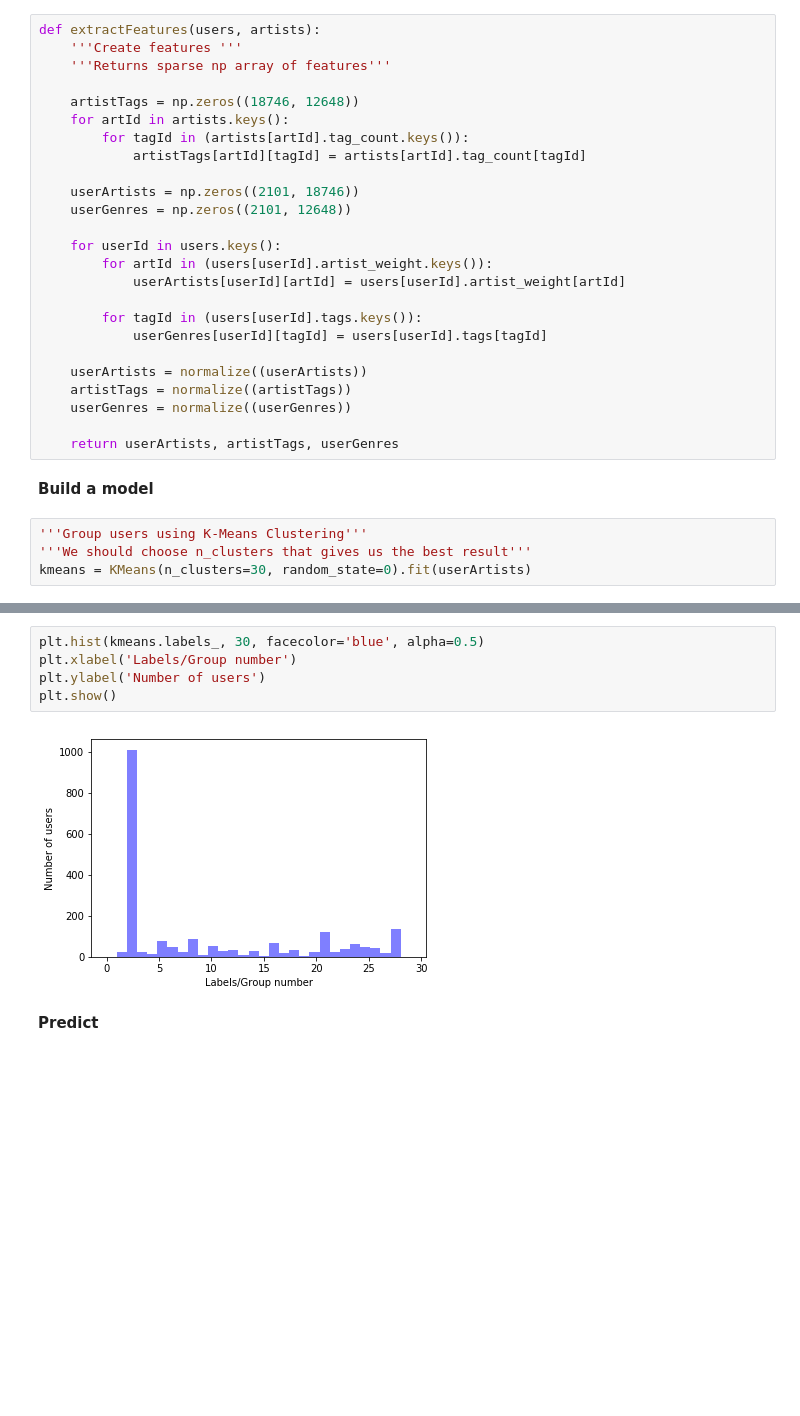
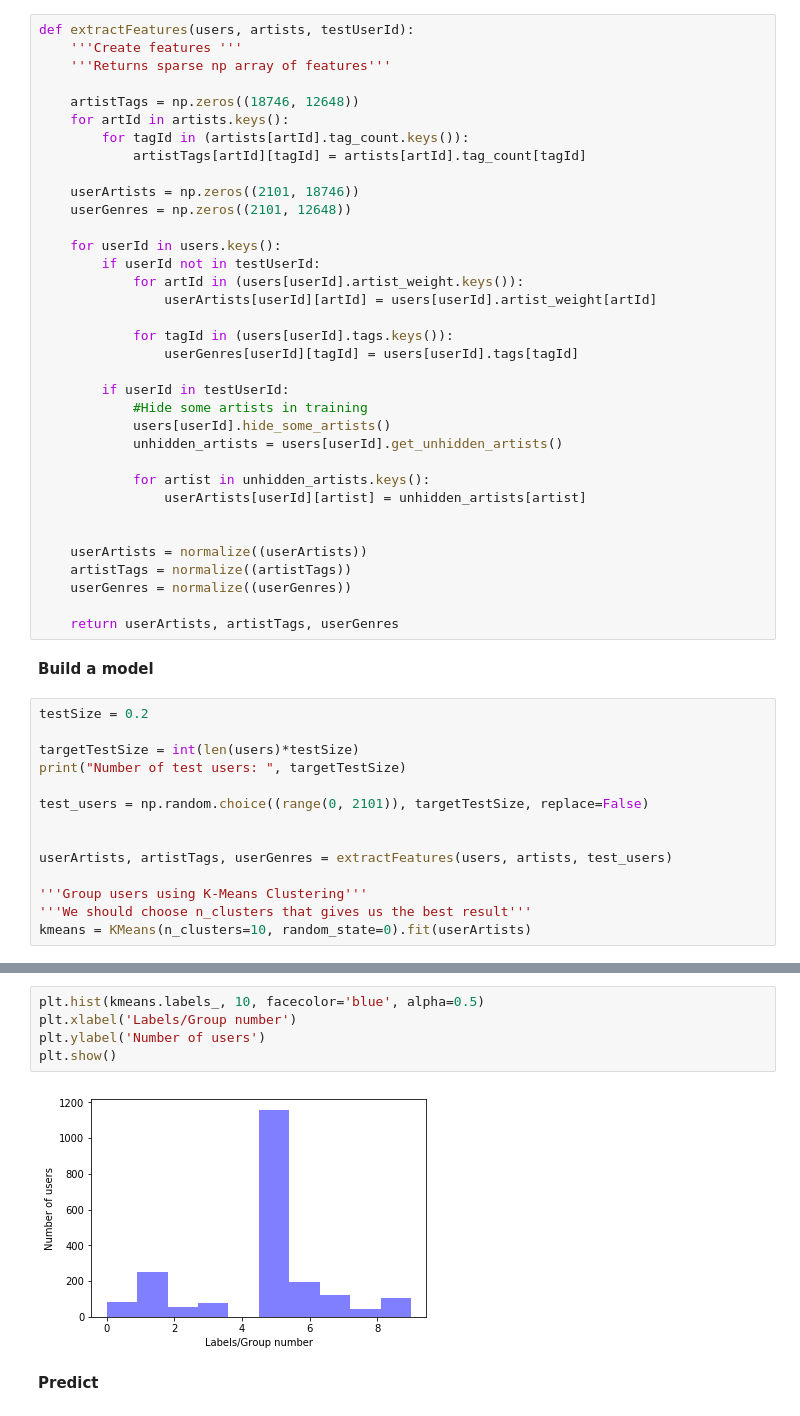
Before and after one commit to Singularity3/musicrecommender, a Jupyter notebook: MusicRecommender.ipynb, the cells around one changed output, grey strips where cells are left out. Drawn from its saved outputs; the diff is of its cells as text; blank space fills up the shorter version.

```diff
--- a/MusicRecommender.ipynb
+++ b/MusicRecommender.ipynb
@@ -139,7 +163,7 @@ Number of artists:  18022
 # %% [markdown]
 **Extract features**
 # %%
-def extractFeatures(users, artists):
+def extractFeatures(users, artists, testUserId):
     '''Create features '''
     '''Returns sparse np array of features'''
 
@@ -152,11 +176,21 @@ def extractFeatures(users, artists):
     userGenres = np.zeros((2101, 12648))
 
     for userId in users.keys():
-        for artId in (users[userId].artist_weight.keys()):
-            userArtists[userId][artId] = users[userId].artist_weight[artId]
+        if userId not in testUserId:
+            for artId in (users[userId].artist_weight.keys()):
+                userArtists[userId][artId] = users[userId].artist_weight[artId]
 
-        for tagId in (users[userId].tags.keys()):
-            userGenres[userId][tagId] = users[userId].tags[tagId]
+            for tagId in (users[userId].tags.keys()):
+                userGenres[userId][tagId] = users[userId].tags[tagId]
+
+        if userId in testUserId:
+            #Hide some artists in training
+            users[userId].hide_some_artists()
+            unhidden_artists = users[userId].get_unhidden_artists()
+
+            for artist in unhidden_artists.keys():
+                userArtists[userId][artist] = unhidden_artists[artist]
+
 
     userArtists = normalize((userArtists))
     artistTags = normalize((artistTags))
@@ -166,6 +200,16 @@ def extractFeatures(users, artists):
 # %% [markdown]
 **Build a model**
 # %%
+testSize = 0.2
+
+targetTestSize = int(len(users)*testSize)
+print("Number of test users: ", targetTestSize)
+
+test_users = np.random.choice((range(0, 2101)), targetTestSize, replace=False)
+
+
+userArtists, artistTags, userGenres = extractFeatures(users, artists, test_users)
+
 '''Group users using K-Means Clustering'''
 '''We should choose n_clusters that gives us the best result'''
-kmeans = KMeans(n_clusters=30, random_state=0).fit(userArtists)
+kmeans = KMeans(n_clusters=10, random_state=0).fit(userArtists)
@@ -172,10 +218,10 @@ kmeans = KMeans(n_clusters=30, random_state=0).fit(userArtists)
 # %%
-plt.hist(kmeans.labels_, 30, facecolor='blue', alpha=0.5)
+plt.hist(kmeans.labels_, 10, facecolor='blue', alpha=0.5)
 plt.xlabel('Labels/Group number')
 plt.ylabel('Number of users')
 plt.show()
 # %% [output]
-[figure, old version]
+[figure, new version]
 # %% [markdown]
 **Predict**
 # %%
```
Also changed, not shown: parts of 6 cells of this notebook.
